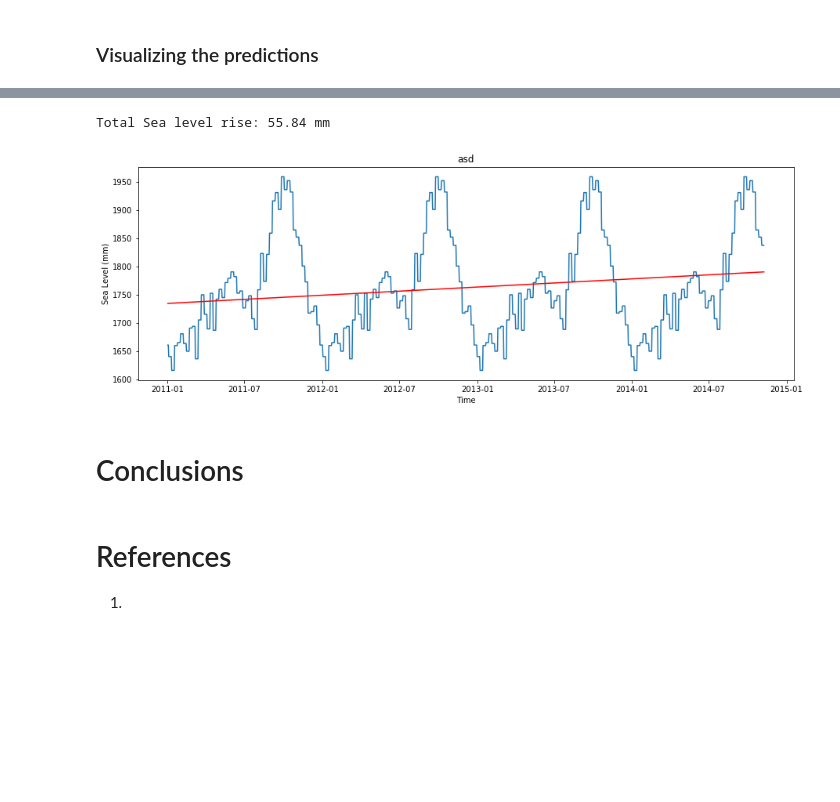
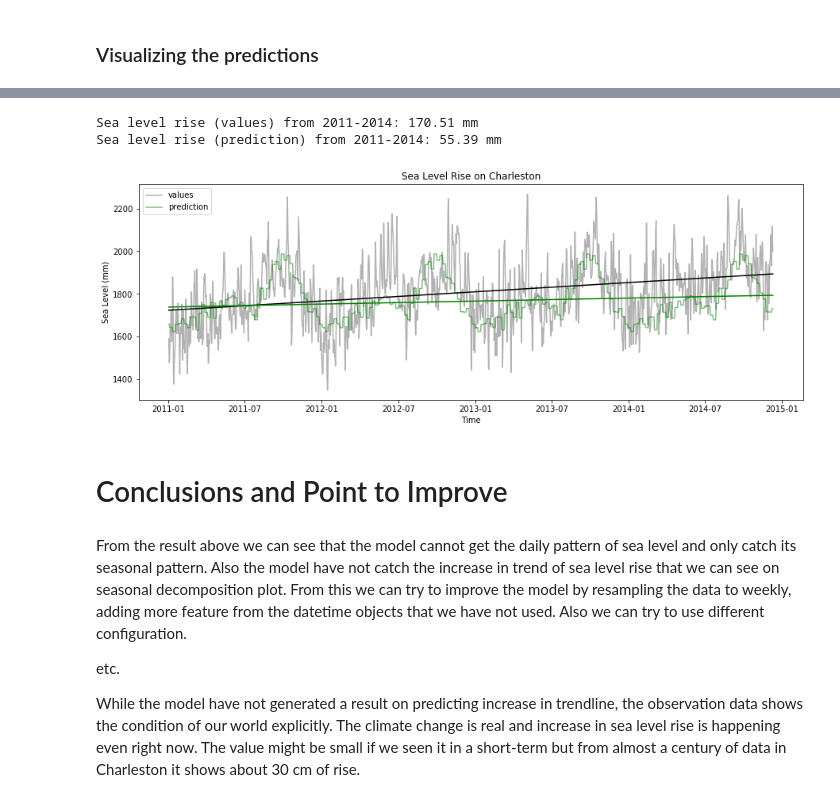
Before and after one commit to kevbow/Sea-Level-Rise-Prediction-with-Pytorch, a Jupyter notebook: DSS 1 - Sea Level Rise Prediction with Pytorch.ipynb, the cells around one changed output, grey strips where cells are left out. Saved outputs shown, nothing was run; the diff lists cells and outputs as text; code cells hidden in the pictures; blank space fills up the shorter version.

```diff
--- a/DSS 1 - Sea Level Rise Prediction with Pytorch.ipynb
+++ b/DSS 1 - Sea Level Rise Prediction with Pytorch.ipynb
@@ -687,15 +682,23 @@ plot_predictions(df_final)
 def plot_dataset_trendline_after_model(df, title):
     plt.figure(figsize=(15, 5))
     # plot dataset
-    sns.lineplot(x=df.index, y=df.prediction)
+    sns.lineplot(x=df.index, y=df.value, color = 'k', alpha = 0.3, label='values')
+    sns.lineplot(x=df.index, y=df.prediction, color='g', alpha= 0.5, label='prediction')
 
-    # plot trendline (have to be clean from missing data)
+    # plot trendline of observation value
+    x = range(0, len(df))
+    z = np.polyfit(x, y=df.value, deg=1)
+    p = np.poly1d(z)
+    plt.plot(df.index, p(x), c="k", ls='-')
+    print(f'Sea level rise (values) from 2011-2014: {round(p(len(df)) - p(0), 2)} mm')
+
+    # plot trendline of prediction (have to be clean from missing data)
     x = range(0, len(df))
     z = np.polyfit(x, y=df.prediction, deg=1)
     p = np.poly1d(z)
-    plt.plot(df.index, p(x), c="r", ls='-')
+    plt.plot(df.index, p(x), c="g", ls='-')
+    print(f'Sea level rise (prediction) from 2011-2014: {round(p(len(df)) - p(0), 2)} mm')
 
     plt.title(title)
     plt.xlabel('Time')
     plt.ylabel('Sea Level (mm)')
-    print(f'Total Sea level rise: {round(p(len(df)) - p(0), 2)} mm')
@@ -707,10 +705,14 @@ Total Sea level rise: 165.14 mm
-# %%
-plot_dataset_trendline_after_model(df_result, 'asd')
-# %% [output]
-Total Sea level rise: 55.84 mm
-[figure, removed]
+# %%
+plot_dataset_trendline_after_model(df_result, 'Sea Level Rise on Charleston')
+# %% [output]
+Sea level rise (values) from 2011-2014: 170.51 mm
+Sea level rise (prediction) from 2011-2014: 55.39 mm
+[figure, added]
 # %% [markdown]
-# Conclusions
+# Conclusions and Point to Improve
-# %% [markdown]
-# References
-1.
+# %% [markdown]
+From the result above we can see that the model cannot get the daily pattern of sea level and only catch its seasonal pattern. Also the model have not catch the increase in trend of sea level rise that we can see on seasonal decomposition plot. From this we can try to improve the model by resampling the data to weekly, adding more feature from the datetime objects that we have not used. Also we can try to use different configuration.
+
+etc.
+
+While the model have not generated a result on predicting increase in trendline, the observation data shows the condition of our world explicitly. The climate change is real and increase in sea level rise is happening even right now. The value might be small if we seen it in a short-term but from almost a century of data in Charleston it shows about 30 cm of rise.
```
Also changed, not shown: parts of 11 cells of this notebook.
